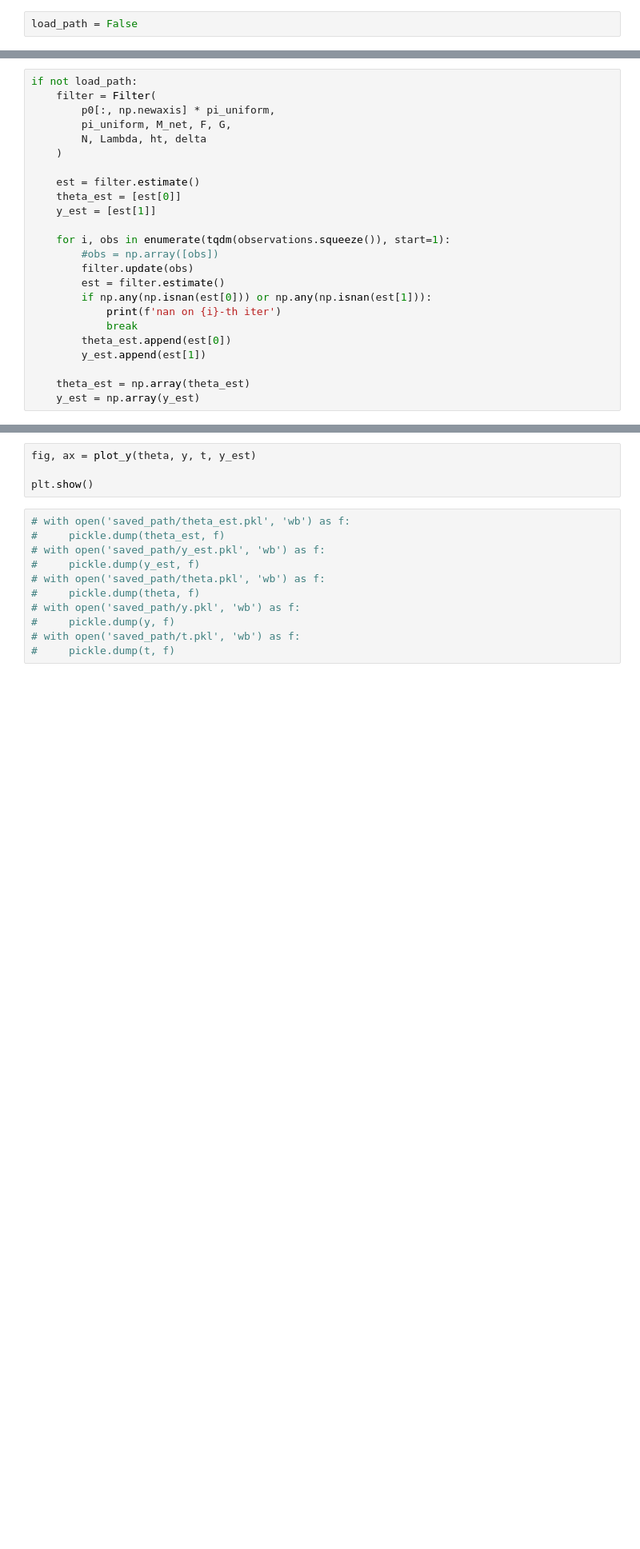
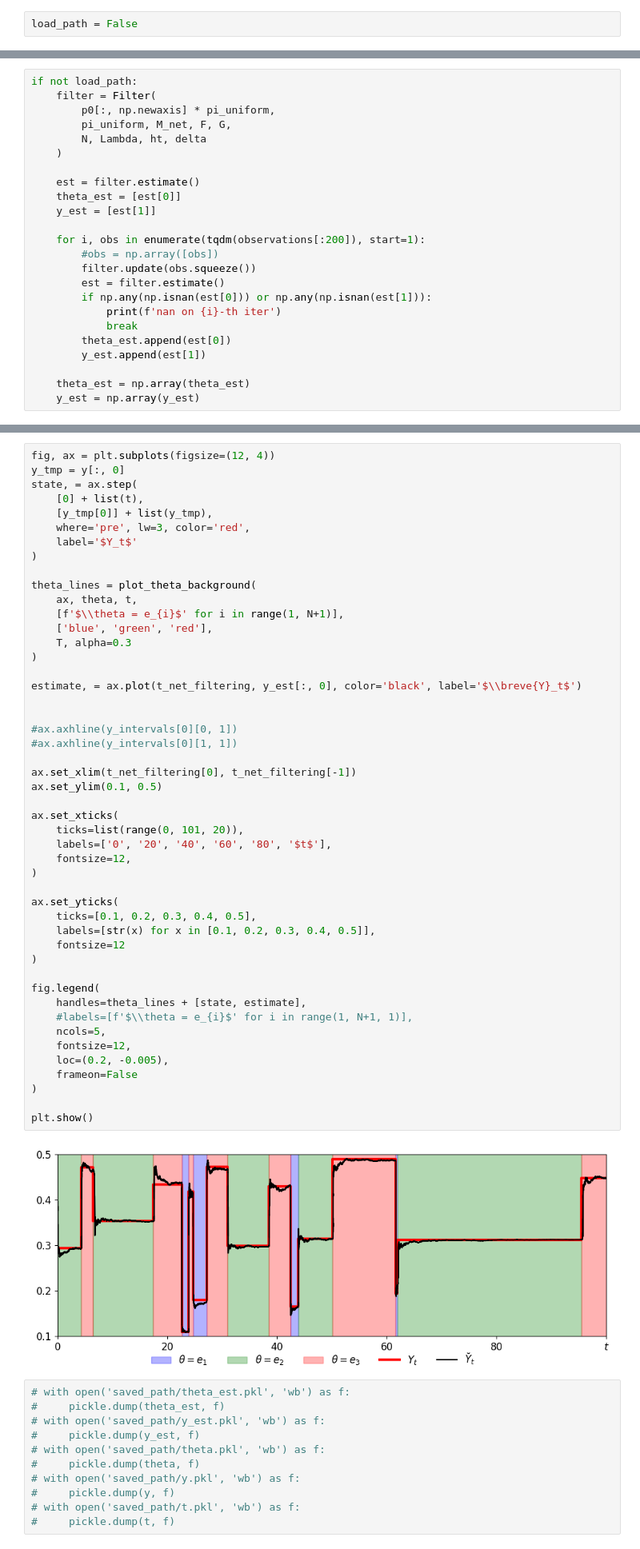
Before and after one commit to yuriykurinov/discretized_filter, a Jupyter notebook: filtering.ipynb, the cells around one changed output, grey strips where cells are left out. Shown at 80% size. Drawn from its saved outputs; the diff is of its cells as text; blank space fills up the shorter version.

```diff
--- a/filtering.ipynb
+++ b/filtering.ipynb
@@ -35,9 +83,9 @@ if not load_path:
     theta_est = [est[0]]
     y_est = [est[1]]
 
-    for i, obs in enumerate(tqdm(observations.squeeze()), start=1):
+    for i, obs in enumerate(tqdm(observations[:200]), start=1):
         #obs = np.array([obs])
-        filter.update(obs)
+        filter.update(obs.squeeze())
         est = filter.estimate()
         if np.any(np.isnan(est[0])) or np.any(np.isnan(est[1])):
             print(f'nan on {i}-th iter')
@@ -56,7 +118,53 @@ save_path(exp_id, theta, y, t, theta_est, y_est, observations)
 # %%
-fig, ax = plot_y(theta, y, t, y_est)
+fig, ax = plt.subplots(figsize=(12, 4))
+y_tmp = y[:, 0]
+state, = ax.step(
+    [0] + list(t),
+    [y_tmp[0]] + list(y_tmp),
+    where='pre', lw=3, color='red',
+    label='$Y_t$'
+)
+
+theta_lines = plot_theta_background(
+    ax, theta, t,
+    [f'$\\theta = e_{i}$' for i in range(1, N+1)],
+    ['blue', 'green', 'red'],
+    T, alpha=0.3
+)
+
+estimate, = ax.plot(t_net_filtering, y_est[:, 0], color='black', label='$\\breve{Y}_t$')
+
+
+#ax.axhline(y_intervals[0][0, 1])
+#ax.axhline(y_intervals[0][1, 1])
+
+ax.set_xlim(t_net_filtering[0], t_net_filtering[-1])
+ax.set_ylim(0.1, 0.5)
+
+ax.set_xticks(
+    ticks=list(range(0, 101, 20)),
+    labels=['0', '20', '40', '60', '80', '$t$'],
+    fontsize=12,
+)
+
+ax.set_yticks(
+    ticks=[0.1, 0.2, 0.3, 0.4, 0.5],
+    labels=[str(x) for x in [0.1, 0.2, 0.3, 0.4, 0.5]],
+    fontsize=12
+)
+
+fig.legend(
+    handles=theta_lines + [state, estimate],
+    #labels=[f'$\\theta = e_{i}$' for i in range(1, N+1, 1)],
+    ncols=5,
+    fontsize=12,
+    loc=(0.2, -0.005),
+    frameon=False
+)
 
 plt.show()
+# %% [output]
+[figure, added]
 # %%
 # with open('saved_path/theta_est.pkl', 'wb') as f:
 #     pickle.dump(theta_est, f)
```
Also changed, not shown: parts of 7 cells of this notebook, 7 other files.
